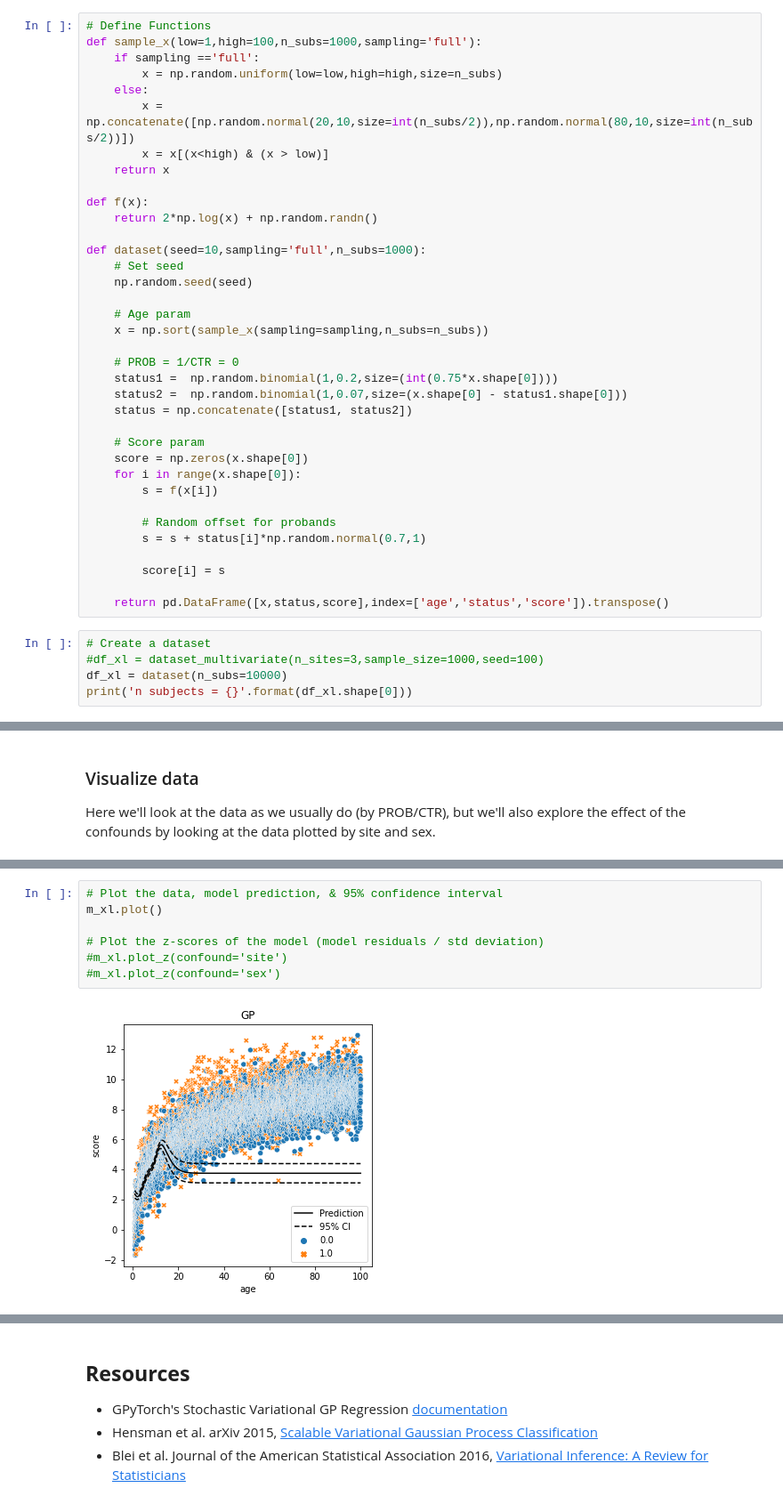
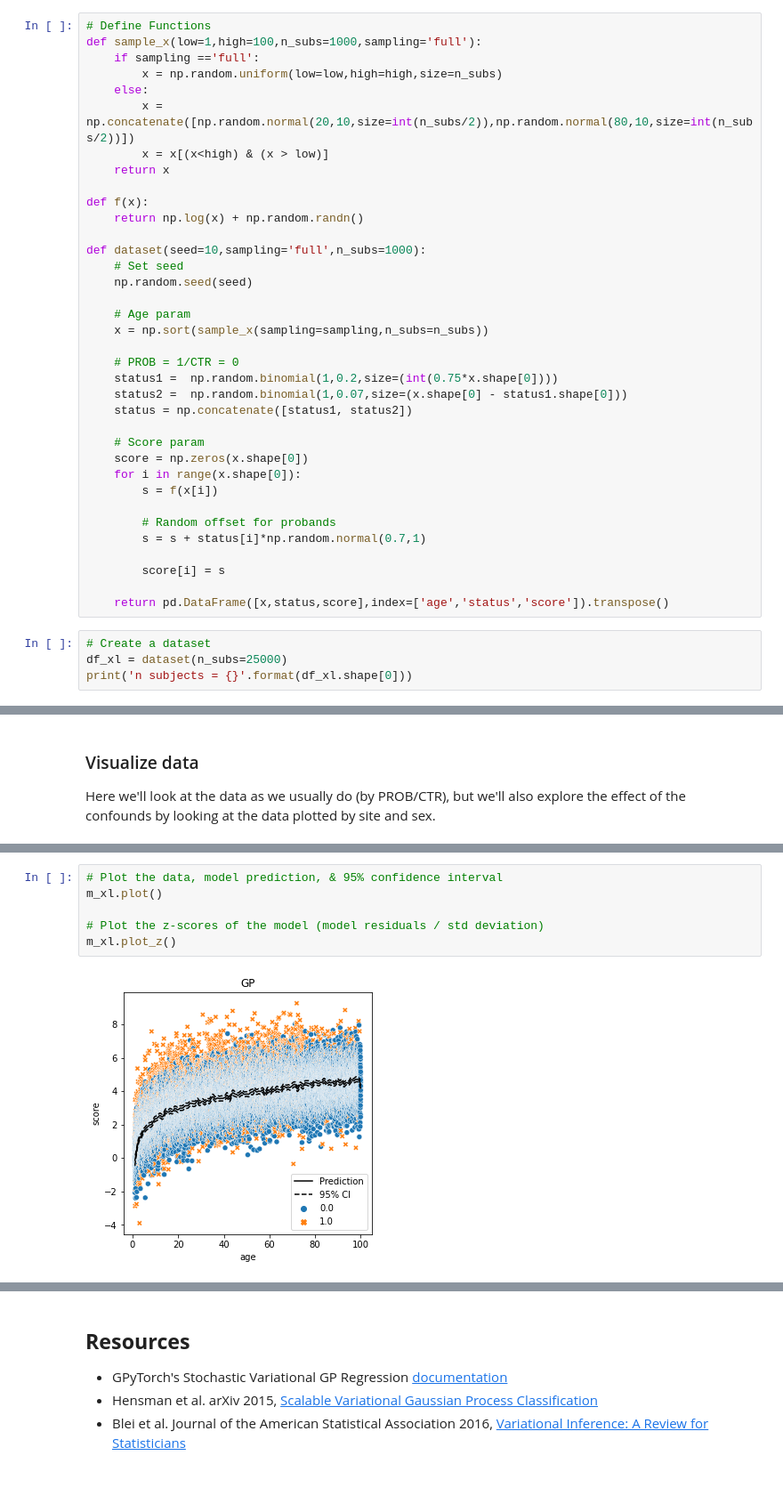
Before and after one commit to ppsp-team/PyNM, a Jupyter notebook: tutorials/3-big_data.ipynb, the cells around one changed output, grey strips where cells are left out. Shown at 89% size. Cells and saved outputs as stored; diff of their text form.

```diff
--- a/tutorials/3-big_data.ipynb
+++ b/tutorials/3-big_data.ipynb
@@ -209,7 +209,7 @@ def sample_x(low=1,high=100,n_subs=1000,sampling='full'):
     return x
 
 def f(x):
-    return 2*np.log(x) + np.random.randn()
+    return np.log(x) + np.random.randn()
 
 def dataset(seed=10,sampling='full',n_subs=1000):
     # Set seed
@@ -236,7 +236,6 @@ def dataset(seed=10,sampling='full',n_subs=1000):
     return pd.DataFrame([x,status,score],index=['age','status','score']).transpose()
 # %%
 # Create a dataset
-#df_xl = dataset_multivariate(n_sites=3,sample_size=1000,seed=100)
-df_xl = dataset(n_subs=10000)
+df_xl = dataset(n_subs=25000)
 print('n subjects = {}'.format(df_xl.shape[0]))
 # %% [output]
@@ -288,9 +272,8 @@ Model fit in 33.438s
 # %%
 # Plot the data, model prediction, & 95% confidence interval
 m_xl.plot()
 
 # Plot the z-scores of the model (model residuals / std deviation)
-#m_xl.plot_z(confound='site')
-#m_xl.plot_z(confound='sex')
+m_xl.plot_z()
 # %% [output]
-[figure, old version]
+[figure, new version]
```
Also changed, not shown: parts of 15 cells of this notebook.
